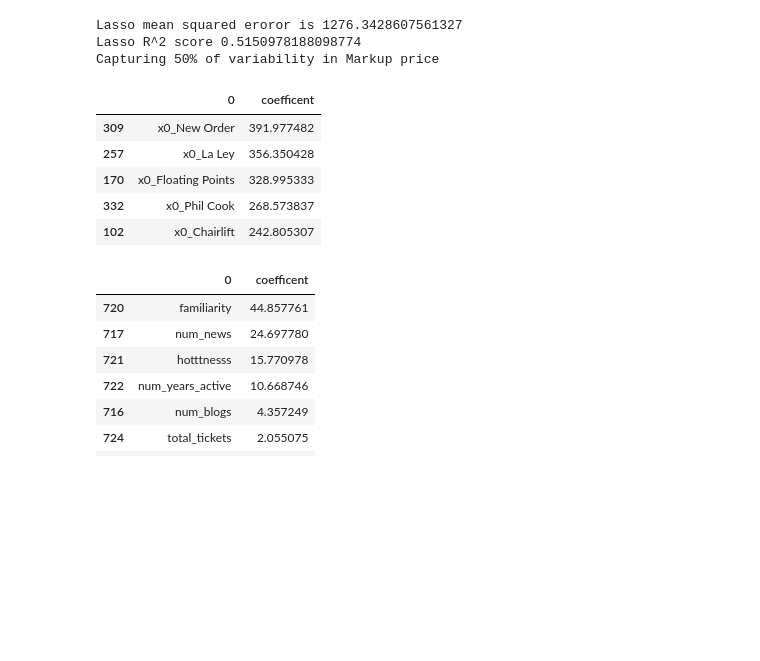
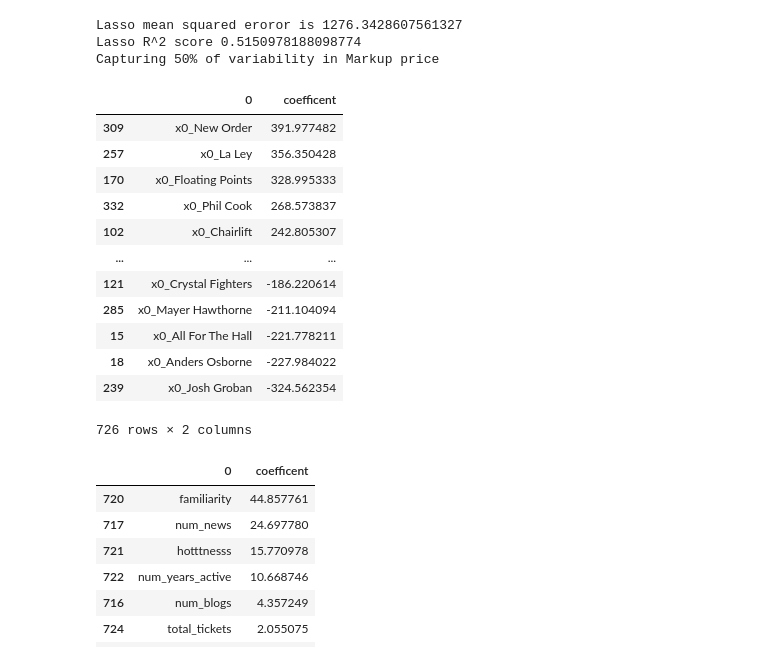
Before and after one commit to brendanhutchinson/Logitix-Pricing-Analyst-Workbook, a Jupyter notebook: Logitix Pricing Analyst Workbook.ipynb, the cells around one changed output. Drawn from its saved outputs; the diff is of its cells as text; code cells hidden in the pictures; blank space fills up the shorter version.

```diff
--- a/Logitix Pricing Analyst Workbook.ipynb
+++ b/Logitix Pricing Analyst Workbook.ipynb
@@ -337,17 +336,24 @@ Capturing 50% of variability in Markup price
 # %%
 ## evaluting import coefficents
 
 lr_coef_df =  pd.DataFrame(zip(feat_names,pipeline['model'].coef_)).\
 sort_values(by = 1, ascending = False).rename(columns = {1: 'coefficent'})
 
-lr_coef_df.head(5)
+lr_coef_df
 # %% [output]
 |  | 0 | coefficent |
 | 309 | x0_New Order | 391.977482 |
 | 257 | x0_La Ley | 356.350428 |
 | 170 | x0_Floating Points | 328.995333 |
 | 332 | x0_Phil Cook | 268.573837 |
 | 102 | x0_Chairlift | 242.805307 |
+| ... | ... | ... |
+| 121 | x0_Crystal Fighters | -186.220614 |
+| 285 | x0_Mayer Hawthorne | -211.104094 |
+| 15 | x0_All For The Hall | -221.778211 |
+| 18 | x0_Anders Osborne | -227.984022 |
+| 239 | x0_Josh Groban | -324.562354 |
+726 rows × 2 columns
 # %%
 lr_coef_df[~lr_coef_df[0].str.contains('x')]
 # %% [output]
```
Also changed, not shown: parts of 6 cells of this notebook.
